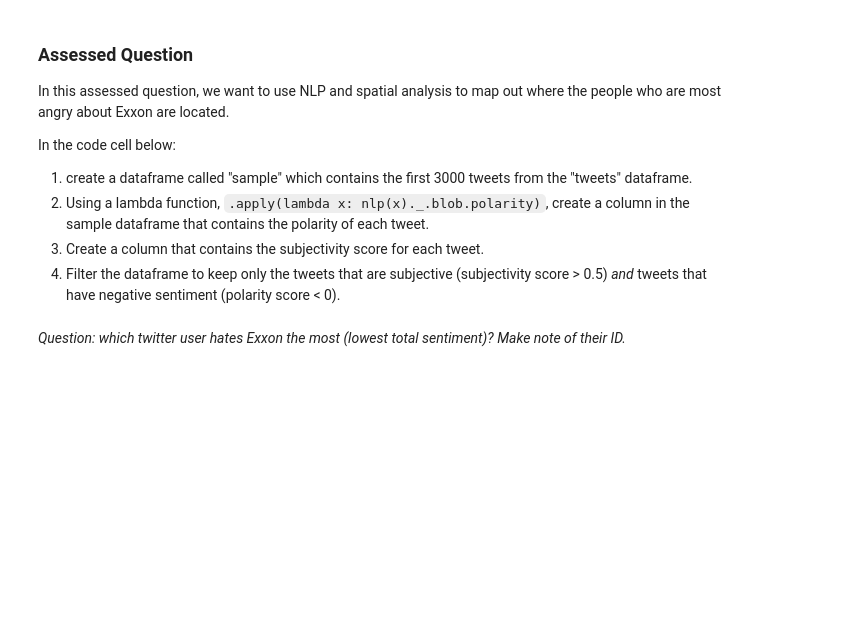
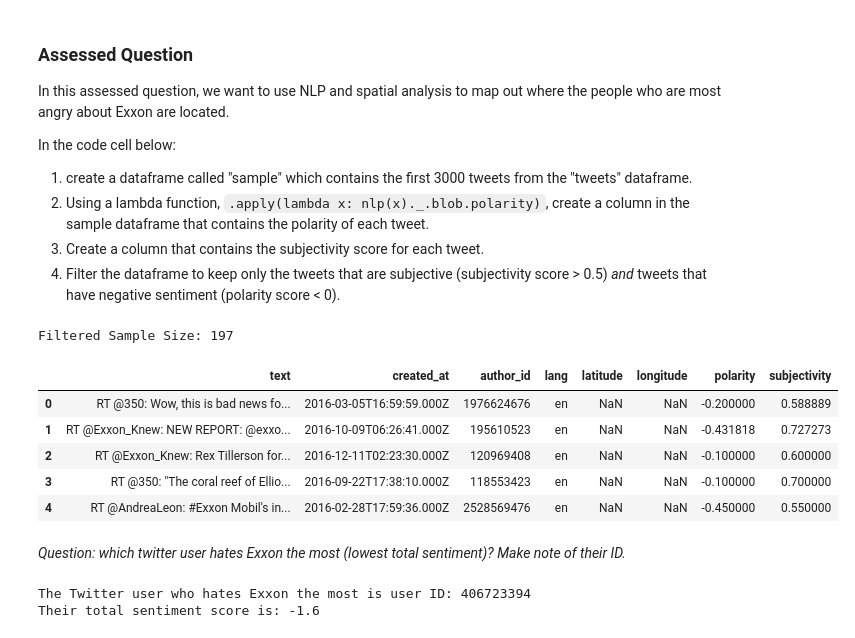
Before and after one commit to chenbailin833/QM2, a Jupyter notebook: notebooks/W04. Natural Language Processing.ipynb, the cells around one changed output. Cells and saved outputs as stored; diff of their text form; code cells hidden in the pictures; blank space fills up the shorter version.

```diff
--- a/notebooks/W04. Natural Language Processing.ipynb
+++ b/notebooks/W04. Natural Language Processing.ipynb
@@ -635,5 +635,45 @@ In the code cell below:
 2. Using a lambda function, `.apply(lambda x: nlp(x)._.blob.polarity)`, create a column in the sample dataframe that contains the polarity of each tweet.
 3. Create a column that contains the subjectivity score for each tweet.
 4. Filter the dataframe to keep only the tweets that are subjective (subjectivity score > 0.5) *and* tweets that have negative sentiment (polarity score < 0).
+# %%
+# Create the sample data box with the first 3000 tweets
+sample = tweets.iloc[:3000].copy()
+
+# Create a "polarity" column to calculate the polarity of each tweet
+sample['polarity'] = sample['text'].apply(lambda x: nlp(x)._.blob.polarity)
+
+# Create the "subjectivity" column and calculate the subjectivity score of each tweet
+sample['subjectivity'] = sample['text'].apply(lambda x: nlp(x)._.blob.subjectivity)
+
+# Select tweets with a subjectivity score of > 0.5 and emotional polarity < 0
+filtered_sample = sample[(sample['subjectivity'] > 0.5) & (sample['polarity'] < 0)]
+
+# View results
+filtered_sample.reset_index(drop=True, inplace=True)
+print(f"Filtered Sample Size: {len(filtered_sample)}")
+filtered_sample.head()
+# %% [output]
+Filtered Sample Size: 197
+|  | text | created_at | author_id | lang | latitude | longitude | polarity | subjectivity |
+| 0 | RT @350: Wow, this is bad news fo... | 2016-03-05T16:59:59.000Z | 1976624676 | en | NaN | NaN | -0.200000 | 0.588889 |
+| 1 | RT @Exxon_Knew: NEW REPORT: @exxo... | 2016-10-09T06:26:41.000Z | 195610523 | en | NaN | NaN | -0.431818 | 0.727273 |
+| 2 | RT @Exxon_Knew: Rex Tillerson for... | 2016-12-11T02:23:30.000Z | 120969408 | en | NaN | NaN | -0.100000 | 0.600000 |
+| 3 | RT @350: "The coral reef of Ellio... | 2016-09-22T17:38:10.000Z | 118553423 | en | NaN | NaN | -0.100000 | 0.700000 |
+| 4 | RT @AndreaLeon: #Exxon Mobil's in... | 2016-02-28T17:59:36.000Z | 2528569476 | en | NaN | NaN | -0.450000 | 0.550000 |
 # %% [markdown]
 *Question: which twitter user hates Exxon the most (lowest total sentiment)? Make note of their ID.*
+# %%
+
+# Calculate the total emotional polarity of each user
+user_sentiment = filtered_sample.groupby('author_id')['polarity'].sum()
+
+# Find the user with the lowest emotional polarity
+most_negative_user = user_sentiment.idxmin()
+lowest_sentiment = user_sentiment.min()
+
+# Output result
+print(f"The Twitter user who hates Exxon the most is user ID: {most_negative_user}")
+print(f"Their total sentiment score is: {lowest_sentiment}")
+# %% [output]
+The Twitter user who hates Exxon the most is user ID: 406723394
+Their total sentiment score is: -1.6
```
